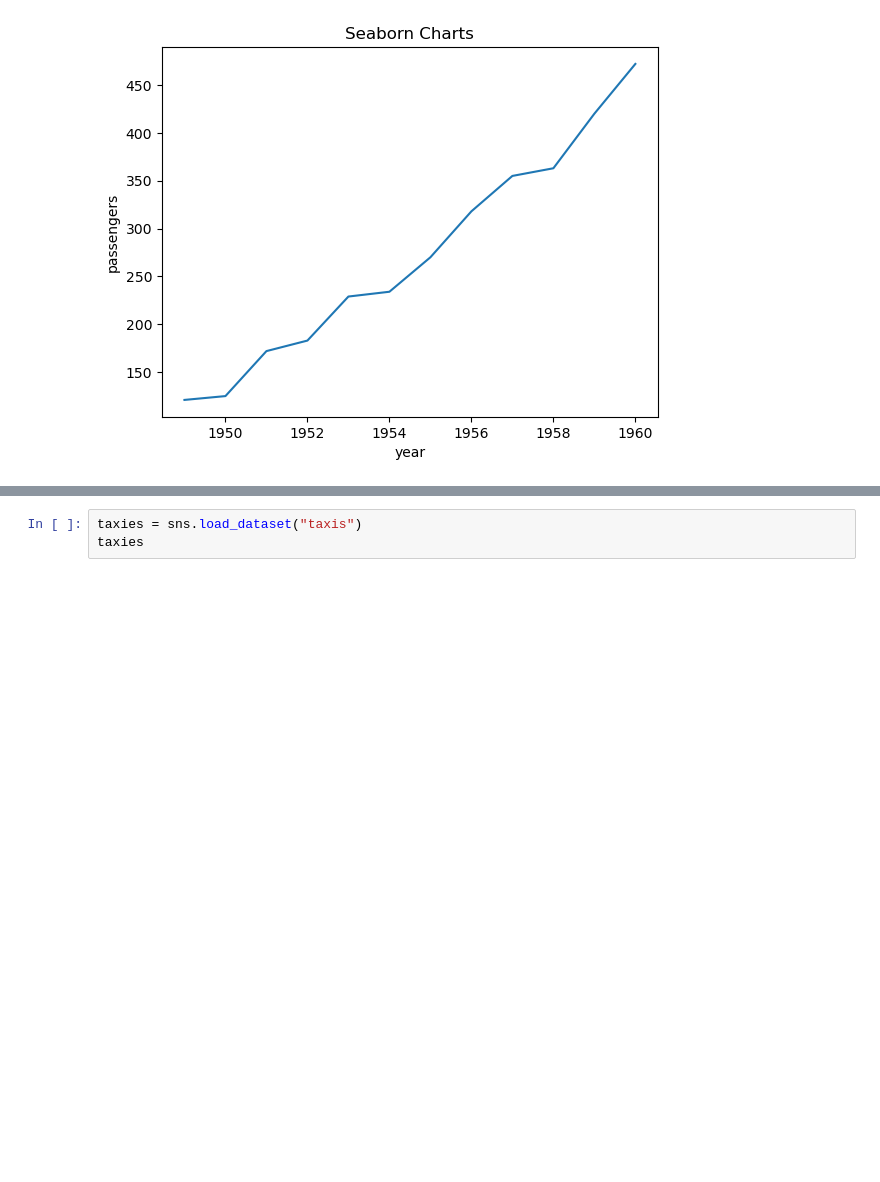
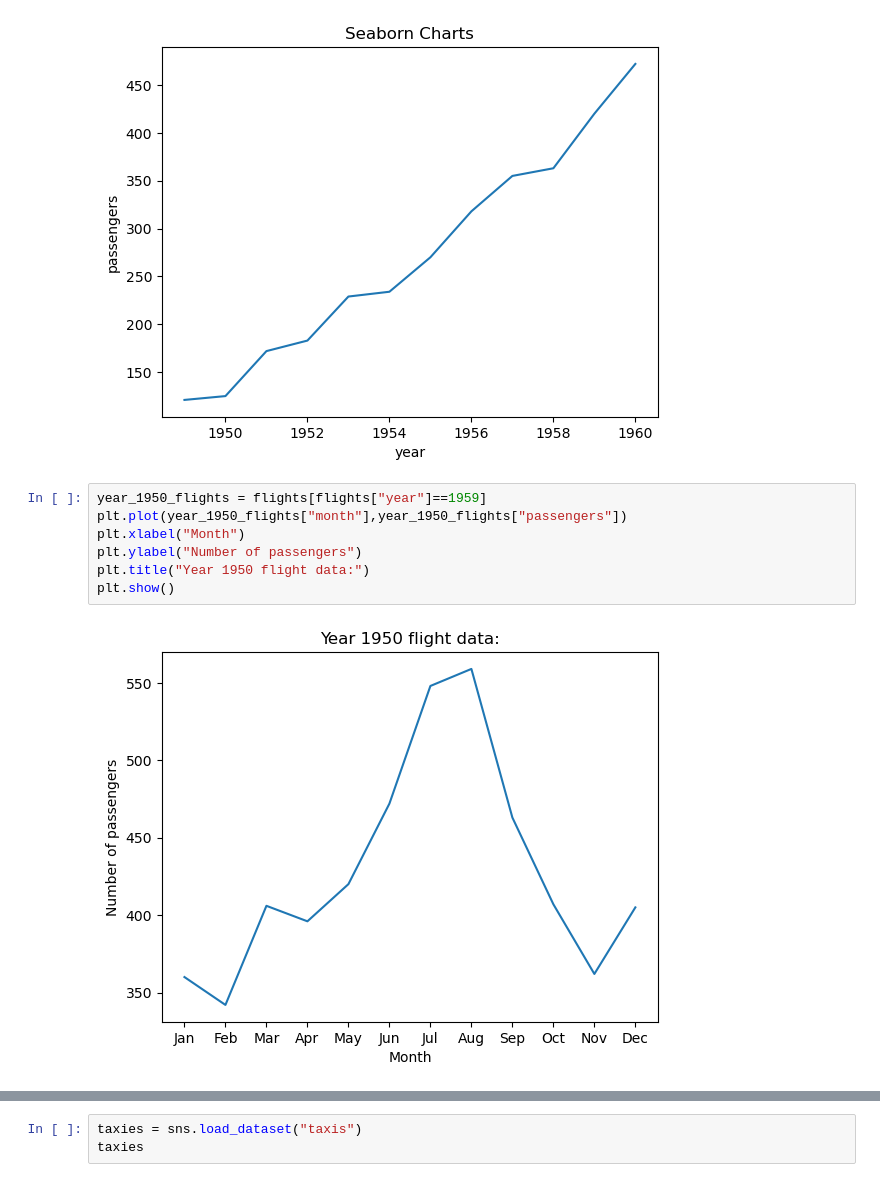
Before and after one commit to chuck-ankit/Python, a Jupyter notebook: Learning/05b_Matplotlib_Seaborn.ipynb, the cells around one changed output, grey strips where cells are left out. Saved outputs shown, nothing was run; the diff lists cells and outputs as text; blank space fills up the shorter version.

```diff
--- a/Learning/05b_Matplotlib_Seaborn.ipynb
+++ b/Learning/05b_Matplotlib_Seaborn.ipynb
@@ -58,3 +58,12 @@ plt.show()
 # %% [output]
 [figure]
 [figure]
+# %%
+year_1950_flights = flights[flights["year"]==1959]
+plt.plot(year_1950_flights["month"],year_1950_flights["passengers"])
+plt.xlabel("Month")
+plt.ylabel("Number of passengers")
+plt.title("Year 1950 flight data:")
+plt.show()
+# %% [output]
+[figure, added]
```
Also changed, not shown: parts of 8 cells of this notebook.
